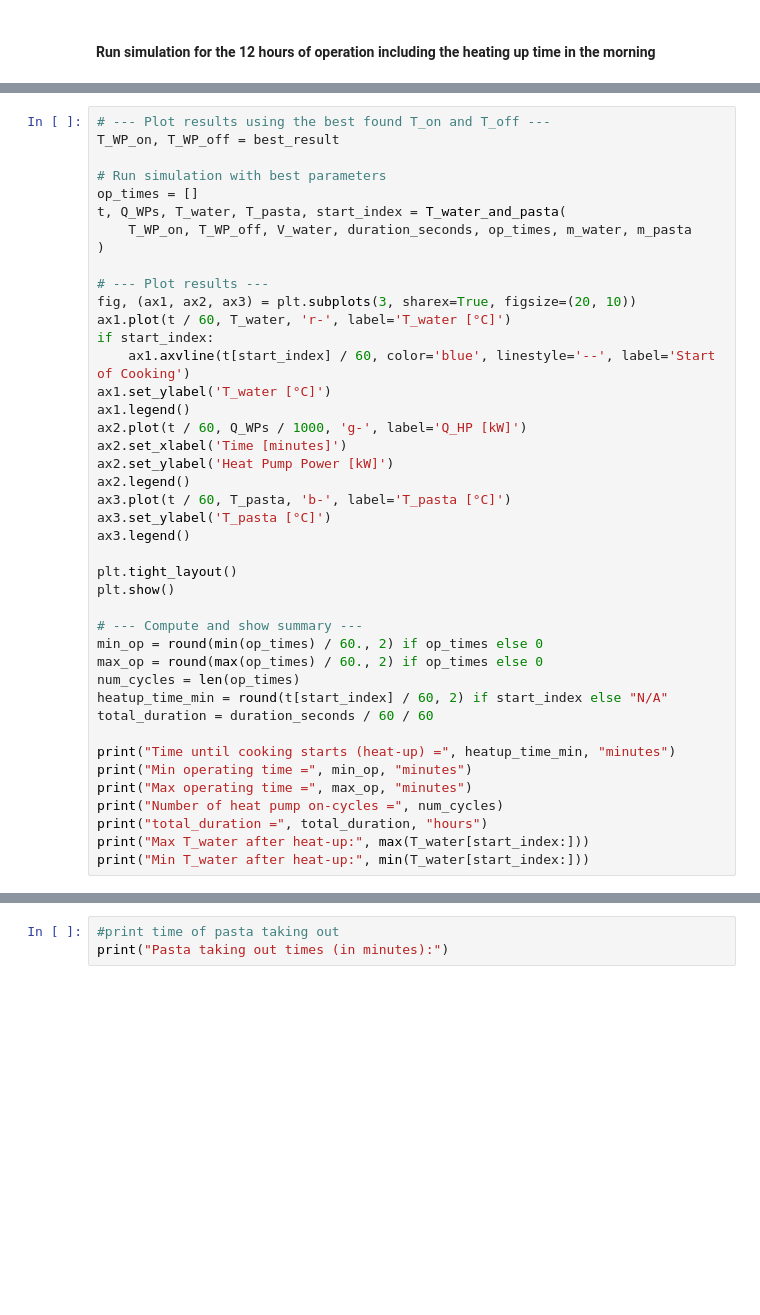
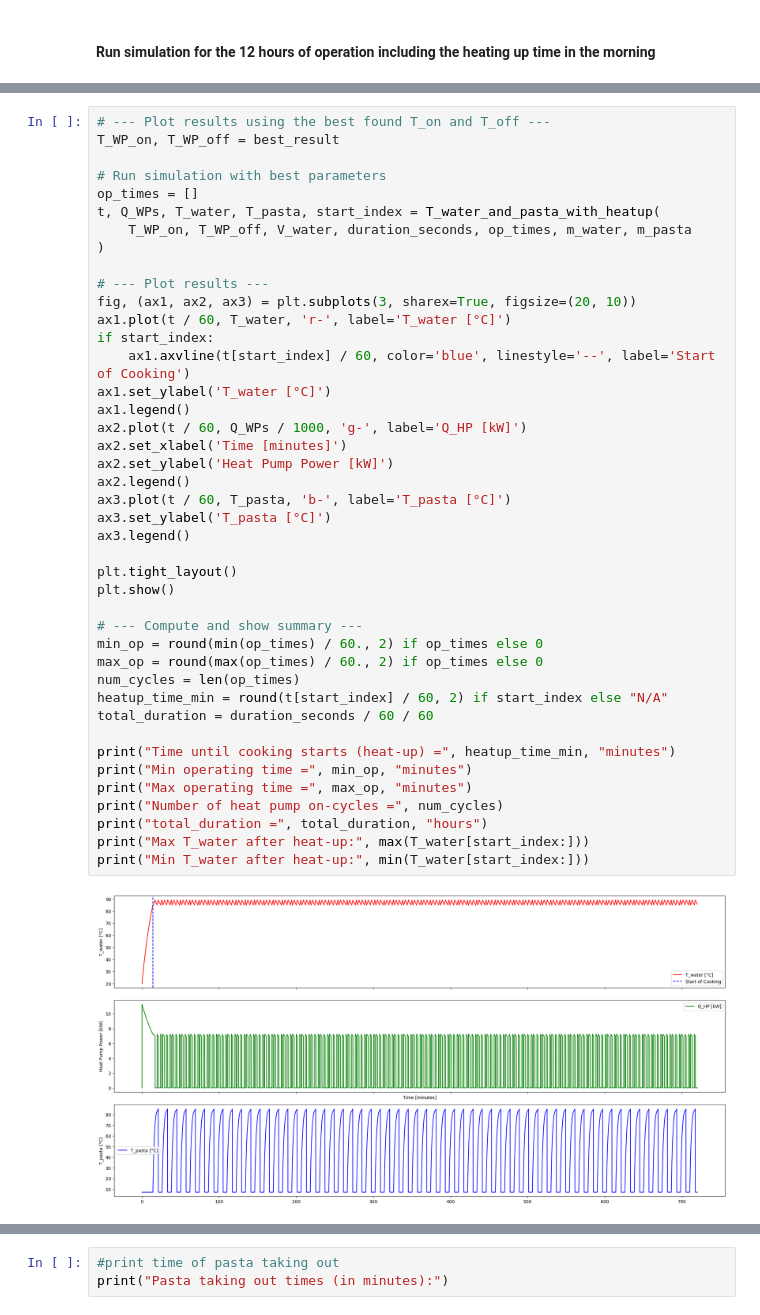
Before and after one commit to ahaeseli/SHC_project, a Jupyter notebook: main model/control_strategy copy.ipynb, the cells around one changed output, grey strips where cells are left out. Saved outputs shown, nothing was run; the diff lists cells and outputs as text; blank space fills up the shorter version.

```diff
--- a/main model/control_strategy copy.ipynb
+++ b/main model/control_strategy copy.ipynb
@@ -487,7 +529,7 @@ T_WP_on, T_WP_off = best_result
 
 # Run simulation with best parameters
 op_times = []
-t, Q_WPs, T_water, T_pasta, start_index = T_water_and_pasta(
+t, Q_WPs, T_water, T_pasta, start_index = T_water_and_pasta_with_heatup(
     T_WP_on, T_WP_off, V_water, duration_seconds, op_times, m_water, m_pasta
 )
 
@@ -497,30 +539,31 @@ ax1.plot(t / 60, T_water, 'r-', label='T_water [°C]')
 if start_index:
     ax1.axvline(t[start_index] / 60, color='blue', linestyle='--', label='Start of Cooking')
 ax1.set_ylabel('T_water [°C]')
 ax1.legend()
 ax2.plot(t / 60, Q_WPs / 1000, 'g-', label='Q_HP [kW]')
 ax2.set_xlabel('Time [minutes]')
 ax2.set_ylabel('Heat Pump Power [kW]')
 ax2.legend()
 ax3.plot(t / 60, T_pasta, 'b-', label='T_pasta [°C]')
 ax3.set_ylabel('T_pasta [°C]')
 ax3.legend()
 
 plt.tight_layout()
 plt.show()
 
 # --- Compute and show summary ---
 min_op = round(min(op_times) / 60., 2) if op_times else 0
 max_op = round(max(op_times) / 60., 2) if op_times else 0
 num_cycles = len(op_times)
 heatup_time_min = round(t[start_index] / 60, 2) if start_index else "N/A"
 total_duration = duration_seconds / 60 / 60
 
 print("Time until cooking starts (heat-up) =", heatup_time_min, "minutes")
 print("Min operating time =", min_op, "minutes")
 print("Max operating time =", max_op, "minutes")
 print("Number of heat pump on-cycles =", num_cycles)
 print("total_duration =", total_duration, "hours")
 print("Max T_water after heat-up:", max(T_water[start_index:]))
 print("Min T_water after heat-up:", min(T_water[start_index:]))
 # %% [output]
+[figure, added]
```
Also changed, not shown: parts of 5 cells of this notebook.
